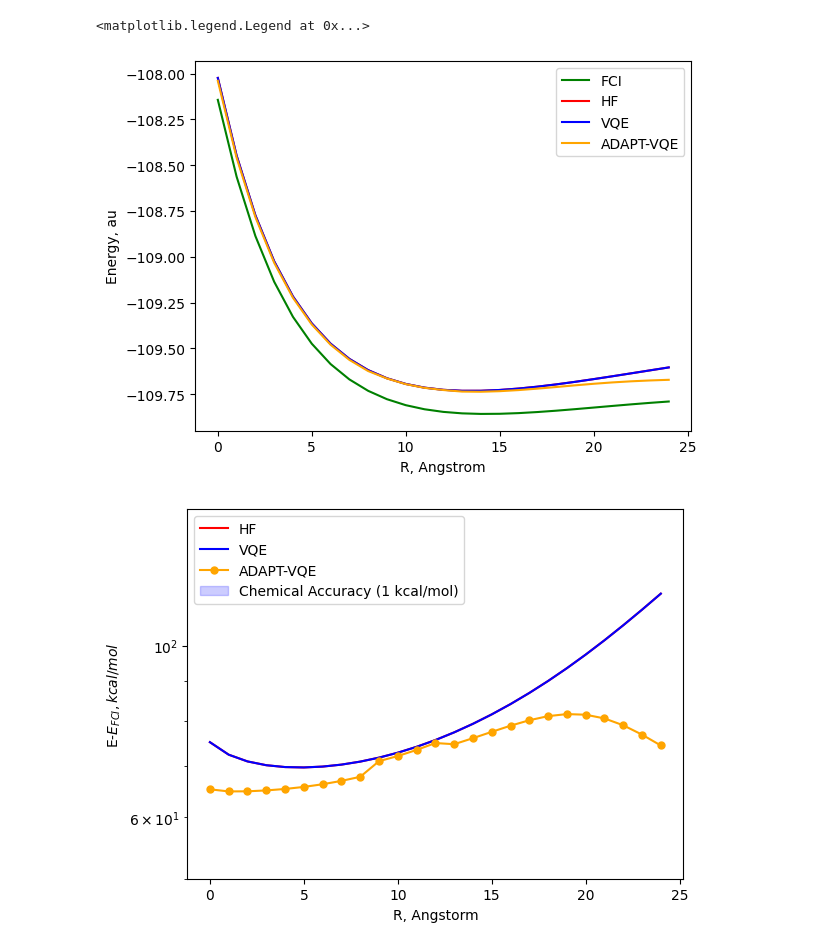
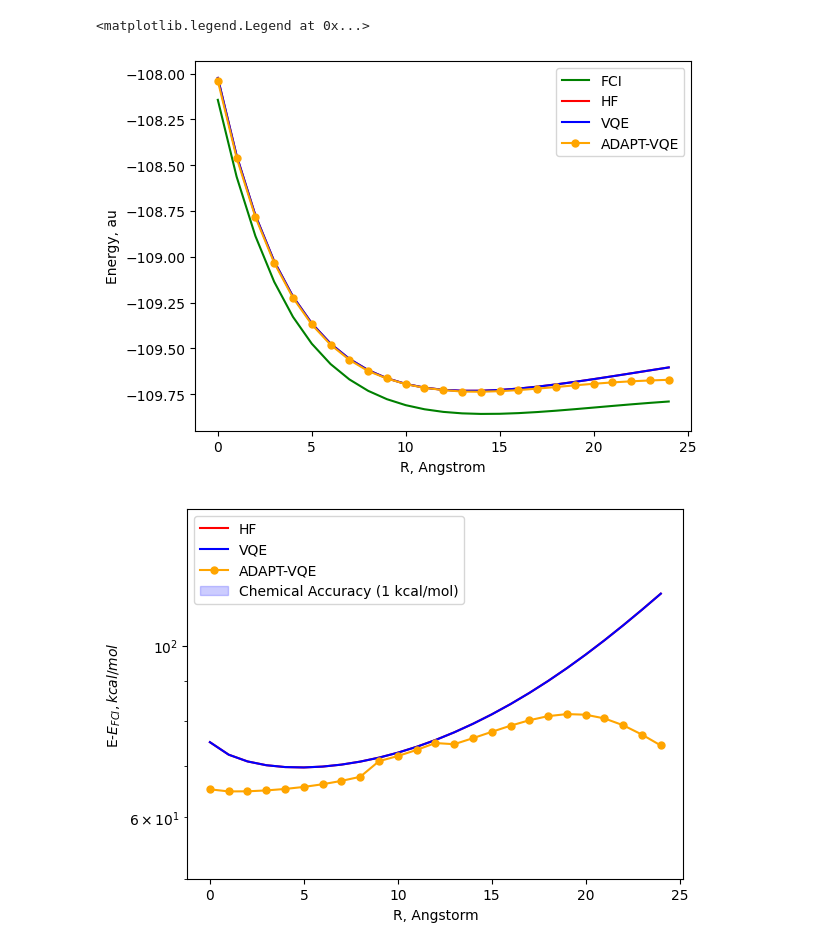
Before and after one commit to azhar-ikhtiarudin/variational-quantum-eigensolver, a Jupyter notebook: N2H4/data/visualizer.ipynb, the cells around one changed output. Drawn from its saved outputs; the diff is of its cells as text; code cells hidden in the pictures.

Commit message:
edit visualizer

```diff
--- a/N2H4/data/visualizer.ipynb
+++ b/N2H4/data/visualizer.ipynb
@@ -10,15 +10,15 @@ adapt_vqe_data = np.loadtxt('adapt_vqe_data_N2H4.txt', delimiter=',', skiprows=1
 # %%
 plt.plot(fci_data, label='FCI', color='green')
 plt.plot(hf_data, label='HF', color='red')
 plt.plot(standard_vqe_data, label='VQE', color='blue')
-plt.plot(adapt_vqe_data, label='ADAPT-VQE', color='orange')
+plt.plot(adapt_vqe_data, label='ADAPT-VQE', color='orange', marker="o", markersize=5)
 
 plt.ylabel("Energy, au")
 plt.xlabel("R, Angstrom")
 plt.legend()
 # %% [output]
 <matplotlib.legend.Legend at 0x...>
-[figure, old version]
+[figure, new version]
 # %%
 hf_data = abs(hf_data - fci_data)*au_to_kcal_conversion
 standard_vqe_data = abs(standard_vqe_data - fci_data)*au_to_kcal_conversion
```
